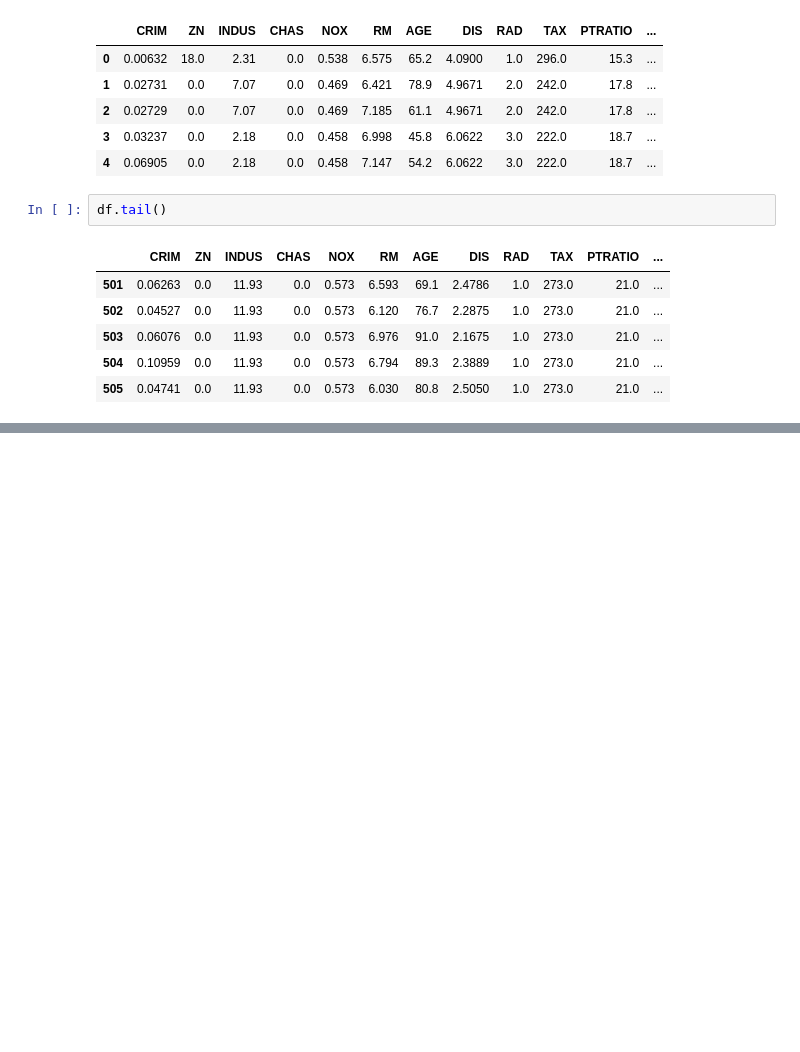
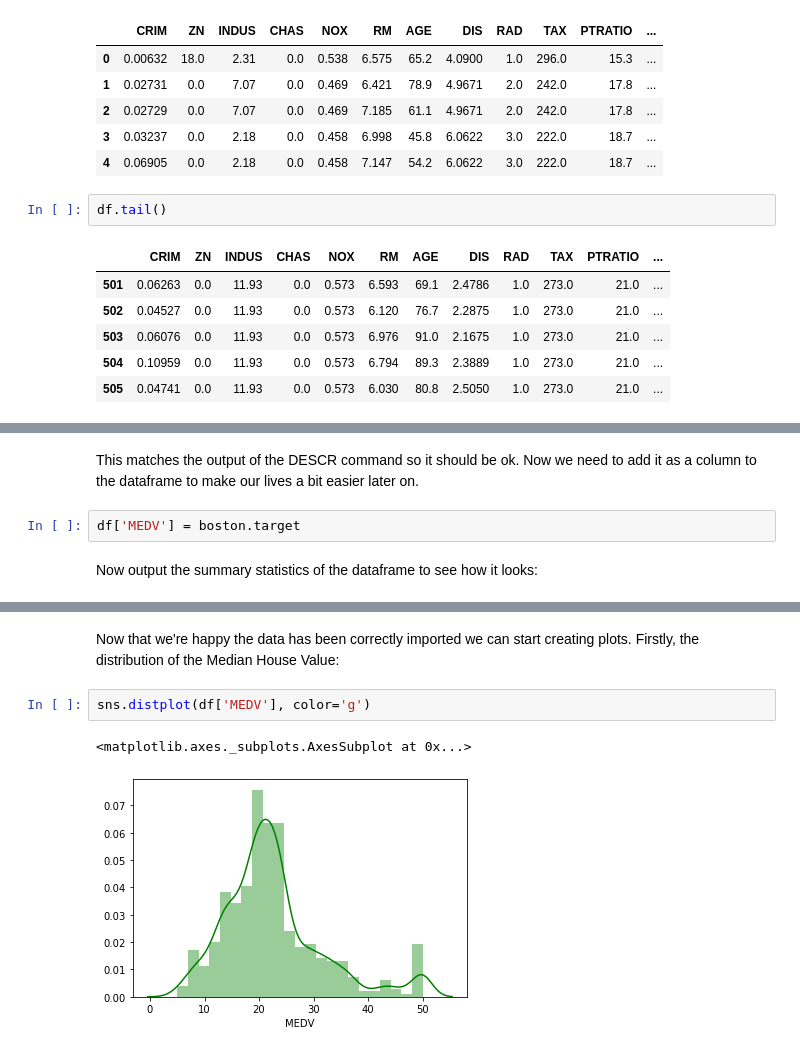
Before and after one commit to Pmcg1/ML-S_Project_2019, a Jupyter notebook: ML-S_2019.ipynb, the cells around one changed output, grey strips where cells are left out. Cells and saved outputs as stored; diff of their text form; blank space fills up the shorter version.

Commit message:
added some basic chencks, incorporated MEDV column, some basic plot of distribution and linear relationships

```diff
--- a/ML-S_2019.ipynb
+++ b/ML-S_2019.ipynb
@@ -81,3 +99,10 @@ df.tail()
+# %% [markdown]
+This matches the output of the DESCR command so it should be ok.
+Now we need to add it as a column to the dataframe to make our lives a bit easier later on.
+# %%
+df['MEDV'] = boston.target
+# %% [markdown]
+Now output the summary statistics of the dataframe to see how it looks:
 # %%
 df.describe()
 # %% [output]
@@ -90,3 +115,11 @@ df.describe()
 | 50% | 0.256510 | 0.000000 | 9.690000 | 0.000000 | 0.538000 | 6.208500 | 77.500000 | 3.207450 | 5.000000 | 330.000000 | 19.050000 | ... |
 | 75% | 3.677083 | 12.500000 | 18.100000 | 0.000000 | 0.624000 | 6.623500 | 94.075000 | 5.188425 | 24.000000 | 666.000000 | 20.200000 | ... |
 | max | 88.976200 | 100.000000 | 27.740000 | 1.000000 | 0.871000 | 8.780000 | 100.000000 | 12.126500 | 24.000000 | 711.000000 | 22.000000 | ... |
+# %% [markdown]
+Now that we're happy the data has been correctly imported we can start creating plots.
+Firstly, the distribution of the Median House Value:
+# %%
+sns.distplot(df['MEDV'], color='g')
+# %% [output]
+<matplotlib.axes._subplots.AxesSubplot at 0x...>
+[figure, added]
```
Also changed, not shown: parts of 24 cells of this notebook.
